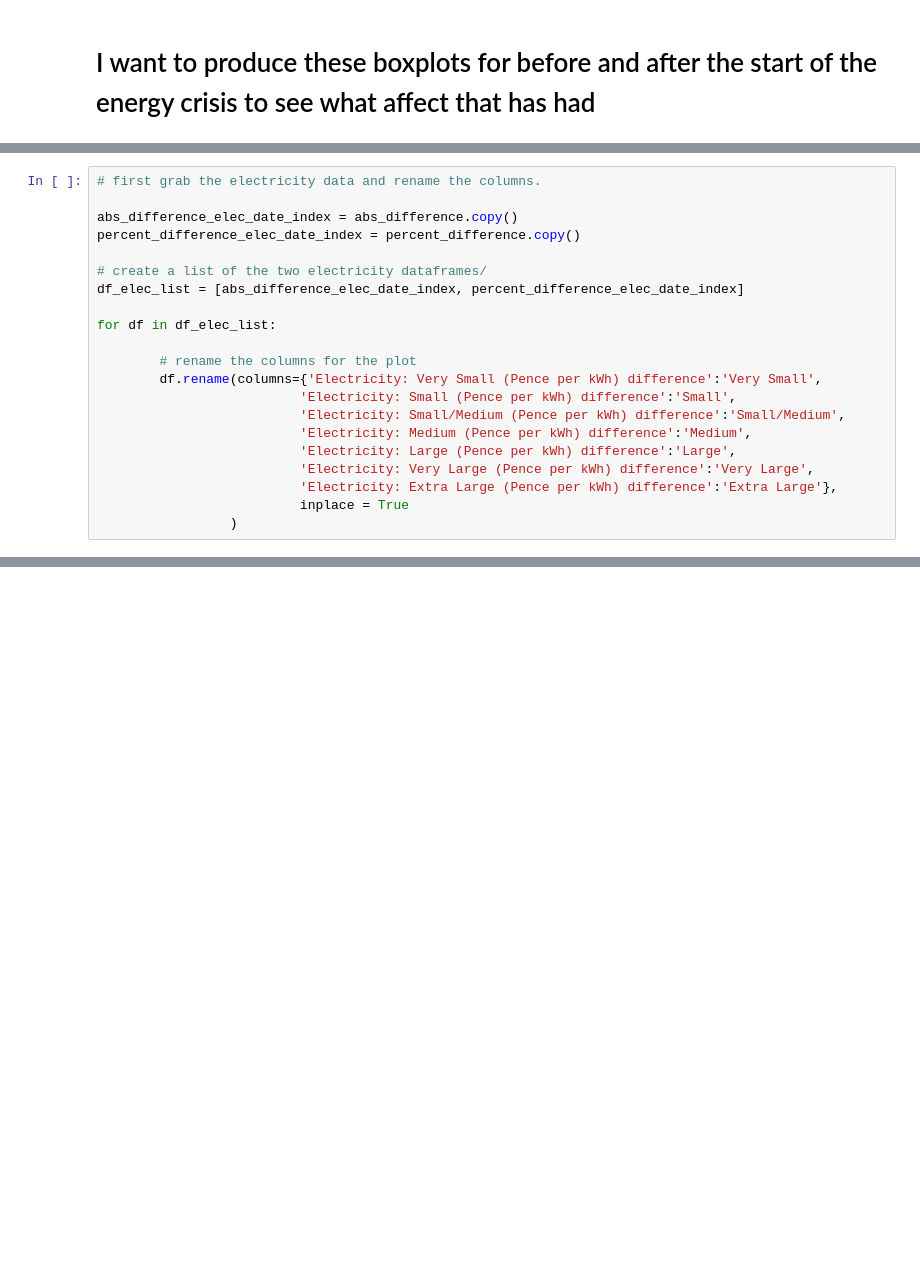
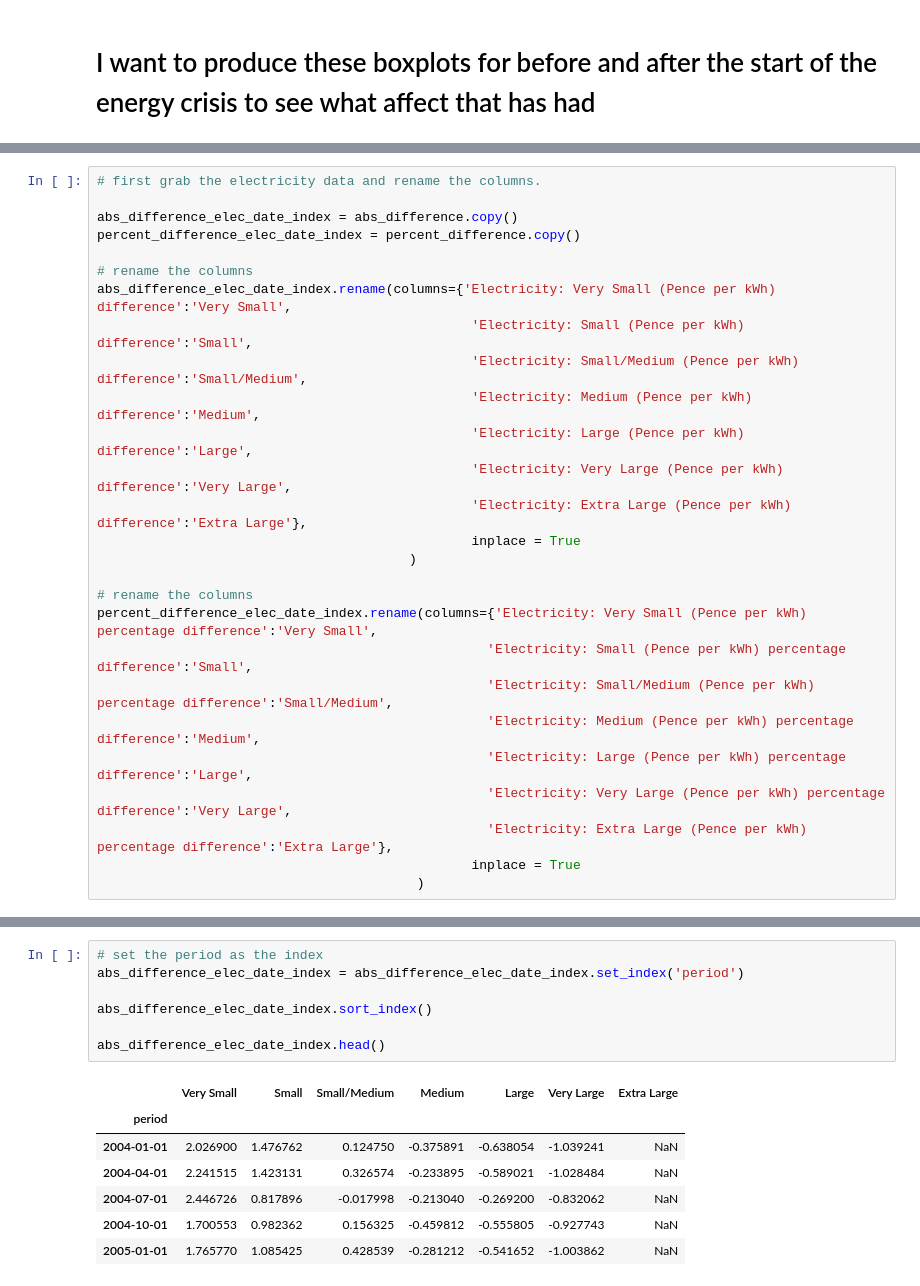
Before and after one commit to samuel-speller/Energy-affects-on-CPI-analysis, a Jupyter notebook: Energy_price_differences_due_to_consumption.ipynb, the cells around one changed output, grey strips where cells are left out. Saved outputs shown, nothing was run; the diff lists cells and outputs as text; blank space fills up the shorter version.

```diff
--- a/Energy_price_differences_due_to_consumption.ipynb
+++ b/Energy_price_differences_due_to_consumption.ipynb
@@ -511,18 +515,24 @@ plt.grid(axis='y')
 abs_difference_elec_date_index = abs_difference.copy()
 percent_difference_elec_date_index = percent_difference.copy()
 
-# create a list of the two electricity dataframes/
-df_elec_list = [abs_difference_elec_date_index, percent_difference_elec_date_index]
+# rename the columns
+abs_difference_elec_date_index.rename(columns={'Electricity: Very Small (Pence per kWh) difference':'Very Small',
+                                                'Electricity: Small (Pence per kWh) difference':'Small',
+                                                'Electricity: Small/Medium (Pence per kWh) difference':'Small/Medium',
+                                                'Electricity: Medium (Pence per kWh) difference':'Medium',
+                                                'Electricity: Large (Pence per kWh) difference':'Large',
+                                                'Electricity: Very Large (Pence per kWh) difference':'Very Large',
+                                                'Electricity: Extra Large (Pence per kWh) difference':'Extra Large'},
+                                                inplace = True
+                                        )
 
-for df in df_elec_list:
-
-        # rename the columns for the plot
-        df.rename(columns={'Electricity: Very Small (Pence per kWh) difference':'Very Small',
-                          'Electricity: Small (Pence per kWh) difference':'Small',
-                          'Electricity: Small/Medium (Pence per kWh) difference':'Small/Medium',
-                          'Electricity: Medium (Pence per kWh) difference':'Medium',
-                          'Electricity: Large (Pence per kWh) difference':'Large',
-                          'Electricity: Very Large (Pence per kWh) difference':'Very Large',
-                          'Electricity: Extra Large (Pence per kWh) difference':'Extra Large'},
-                          inplace = True
-                 )
+# rename the columns
+percent_difference_elec_date_index.rename(columns={'Electricity: Very Small (Pence per kWh) percentage difference':'Very Small',
+                                                  'Electricity: Small (Pence per kWh) percentage difference':'Small',
+                                                  'Electricity: Small/Medium (Pence per kWh) percentage difference':'Small/Medium',
+                                                  'Electricity: Medium (Pence per kWh) percentage difference':'Medium',
+                                                  'Electricity: Large (Pence per kWh) percentage difference':'Large',
+                                                  'Electricity: Very Large (Pence per kWh) percentage difference':'Very Large',
+                                                  'Electricity: Extra Large (Pence per kWh) percentage difference':'Extra Large'},
+                                                inplace = True
+                                         )
@@ -549,0 +581,15 @@ for df in df_gas_list:
+# %%
+# set the period as the index
+abs_difference_elec_date_index = abs_difference_elec_date_index.set_index('period')
+
+abs_difference_elec_date_index.sort_index()
+
+abs_difference_elec_date_index.head()
+# %% [output]
+|  | Very Small | Small | Small/Medium | Medium | Large | Very Large | Extra Large |
+| period |  |  |  |  |  |  |  |
+| 2004-01-01 | 2.026900 | 1.476762 | 0.124750 | -0.375891 | -0.638054 | -1.039241 | NaN |
+| 2004-04-01 | 2.241515 | 1.423131 | 0.326574 | -0.233895 | -0.589021 | -1.028484 | NaN |
+| 2004-07-01 | 2.446726 | 0.817896 | -0.017998 | -0.213040 | -0.269200 | -0.832062 | NaN |
+| 2004-10-01 | 1.700553 | 0.982362 | 0.156325 | -0.459812 | -0.555805 | -0.927743 | NaN |
+| 2005-01-01 | 1.765770 | 1.085425 | 0.428539 | -0.281212 | -0.541652 | -1.003862 | NaN |
```
Also changed, not shown: parts of 18 cells of this notebook.
